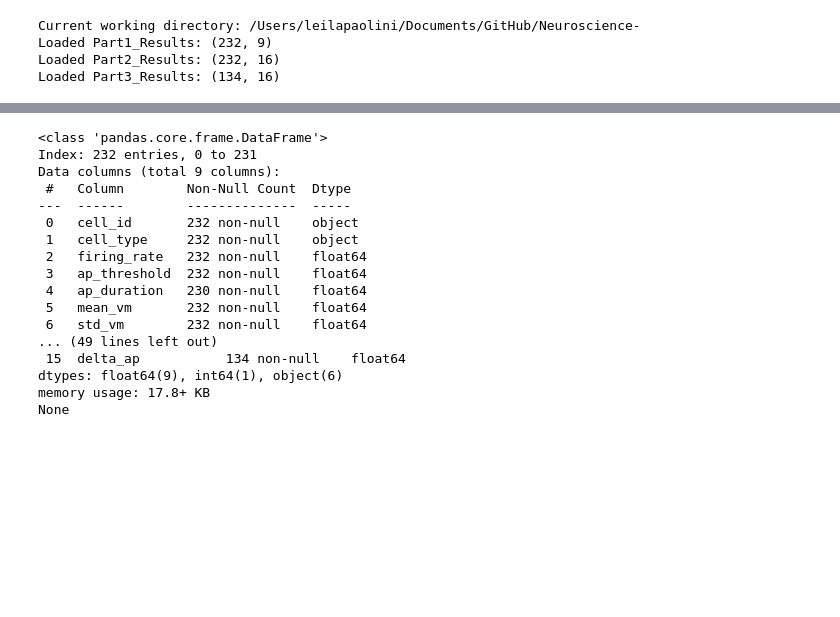
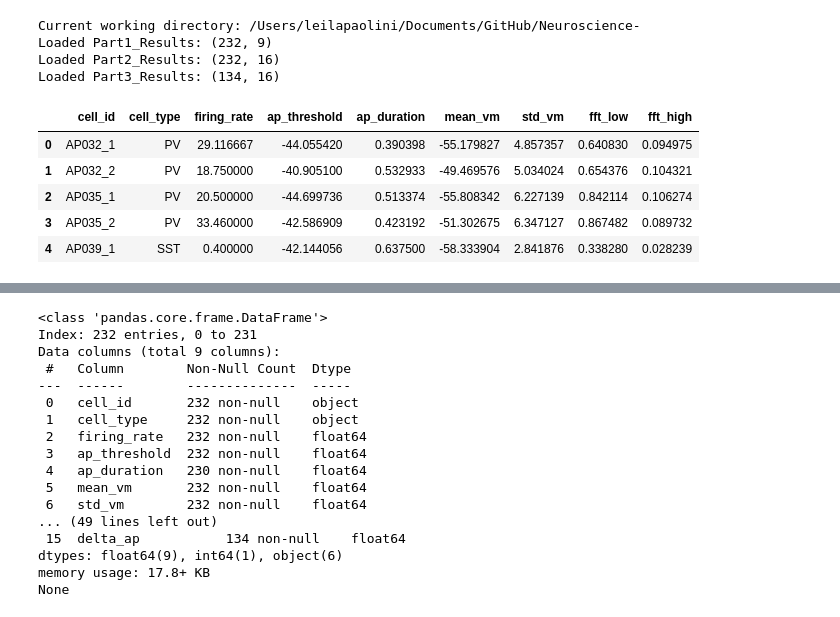
Before and after one commit to Ghali-Jaidi/Neuroscience-, a Jupyter notebook: Data_preparation.ipynb, the cells around one changed output, grey strips where cells are left out. Cells and saved outputs as stored; diff of their text form; code cells hidden in the pictures; blank space fills up the shorter version.

```diff
--- a/Data_preparation.ipynb
+++ b/Data_preparation.ipynb
@@ -37,3 +37,12 @@ Current working directory: /Users/leilapaolini/Documents/GitHub/Neuroscience-
 Loaded Part1_Results: (232, 9)
 Loaded Part2_Results: (232, 16)
 Loaded Part3_Results: (134, 16)
+# %%
+dataframes['Part1_Results'].head()
+# %% [output]
+|  | cell_id | cell_type | firing_rate | ap_threshold | ap_duration | mean_vm | std_vm | fft_low | fft_high |
+| 0 | AP032_1 | PV | 29.116667 | -44.055420 | 0.390398 | -55.179827 | 4.857357 | 0.640830 | 0.094975 |
+| 1 | AP032_2 | PV | 18.750000 | -40.905100 | 0.532933 | -49.469576 | 5.034024 | 0.654376 | 0.104321 |
+| 2 | AP035_1 | PV | 20.500000 | -44.699736 | 0.513374 | -55.808342 | 6.227139 | 0.842114 | 0.106274 |
+| 3 | AP035_2 | PV | 33.460000 | -42.586909 | 0.423192 | -51.302675 | 6.347127 | 0.867482 | 0.089732 |
+| 4 | AP039_1 | SST | 0.400000 | -42.144056 | 0.637500 | -58.333904 | 2.841876 | 0.338280 | 0.028239 |
```
Also changed, not shown: parts of 4 cells of this notebook, 1 other file.
